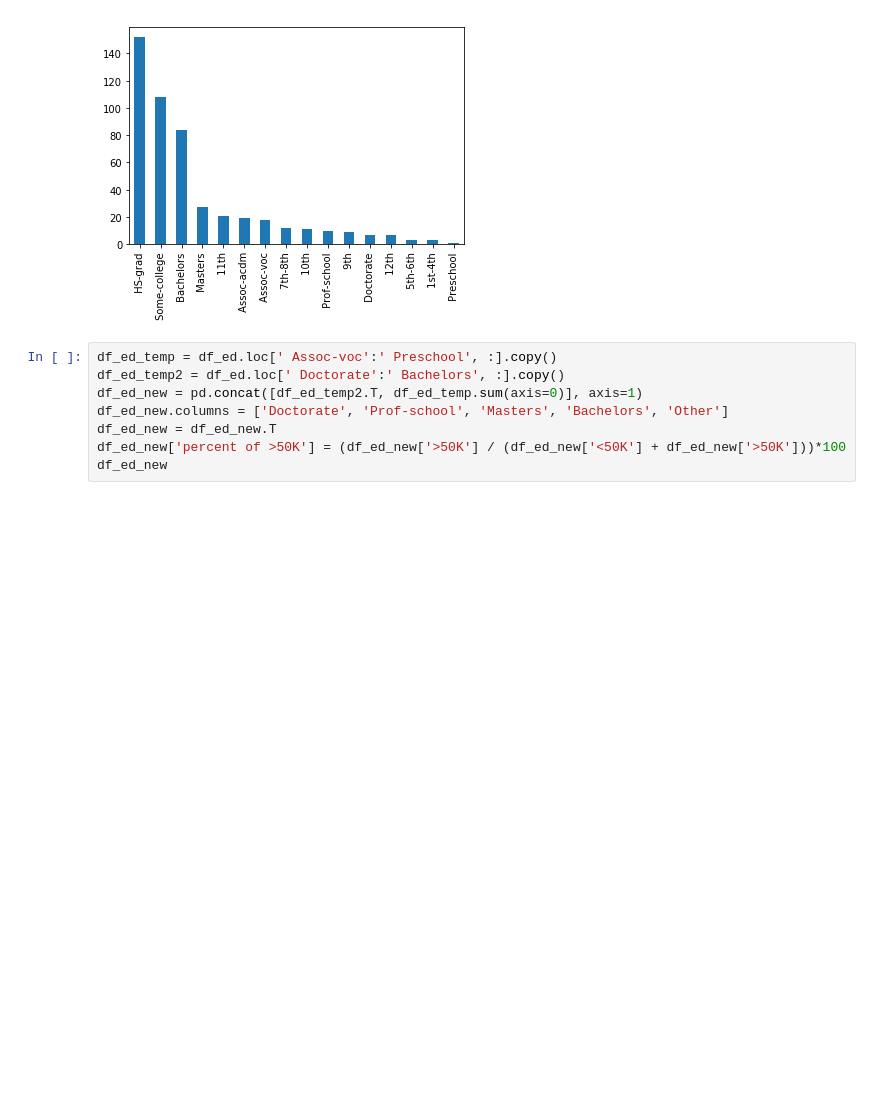
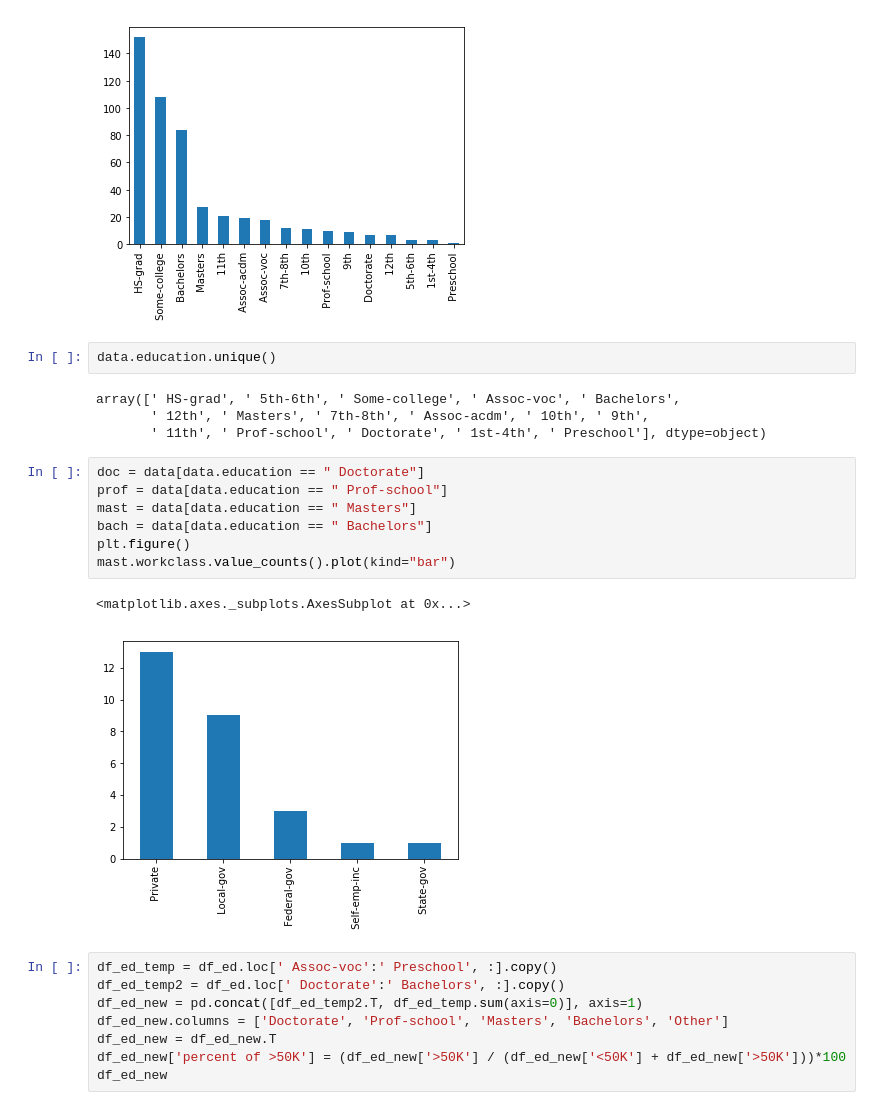
Before and after one commit to rajarshibiswas/Data-Mining, a Jupyter notebook: Project-1/EDA testing .ipynb, the cells around one changed output. Cells and saved outputs as stored; diff of their text form; blank space fills up the shorter version.

```diff
--- a/Project-1/EDA testing .ipynb
+++ b/Project-1/EDA testing .ipynb
@@ -180,6 +198,22 @@ data.education.value_counts().plot(kind="bar")
 # %% [output]
 <matplotlib.axes._subplots.AxesSubplot at 0x...>
 [figure]
+# %%
+data.education.unique()
+# %% [output]
+array([' HS-grad', ' 5th-6th', ' Some-college', ' Assoc-voc', ' Bachelors',
+       ' 12th', ' Masters', ' 7th-8th', ' Assoc-acdm', ' 10th', ' 9th',
+       ' 11th', ' Prof-school', ' Doctorate', ' 1st-4th', ' Preschool'], dtype=object)
+# %%
+doc = data[data.education == " Doctorate"]
+prof = data[data.education == " Prof-school"]
+mast = data[data.education == " Masters"]
+bach = data[data.education == " Bachelors"]
+plt.figure()
+mast.workclass.value_counts().plot(kind="bar")
+# %% [output]
+<matplotlib.axes._subplots.AxesSubplot at 0x...>
+[figure, added]
 # %%
 df_ed_temp = df_ed.loc[' Assoc-voc':' Preschool', :].copy()
 df_ed_temp2 = df_ed.loc[' Doctorate':' Bachelors', :].copy()
```
Also changed, not shown: parts of 8 cells of this notebook, 12 other files.
